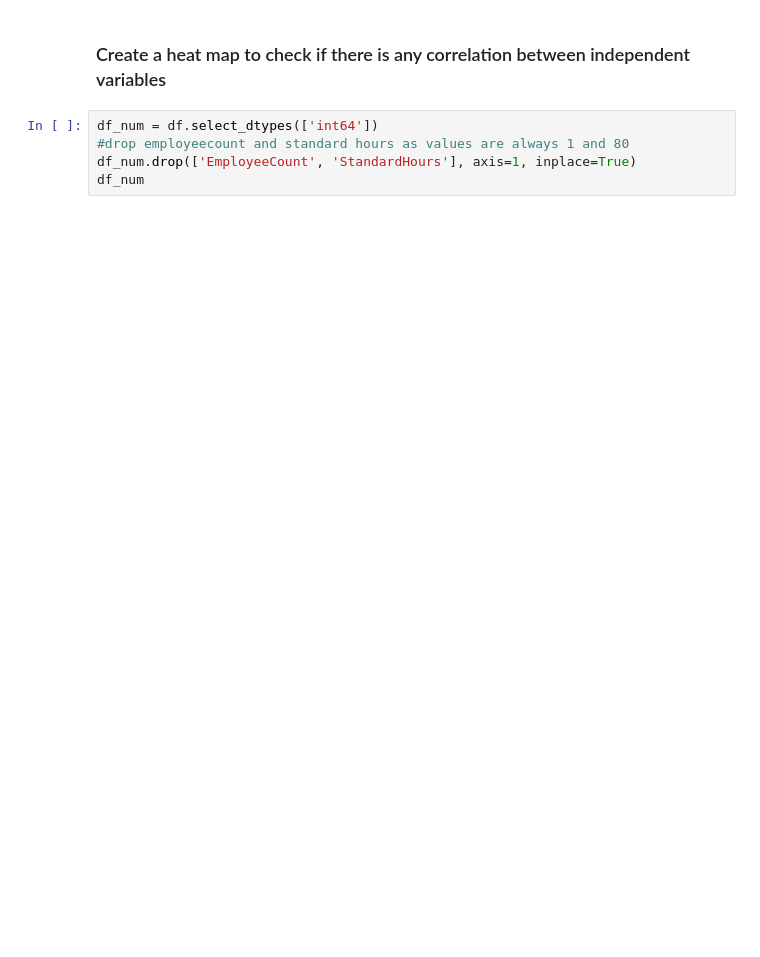
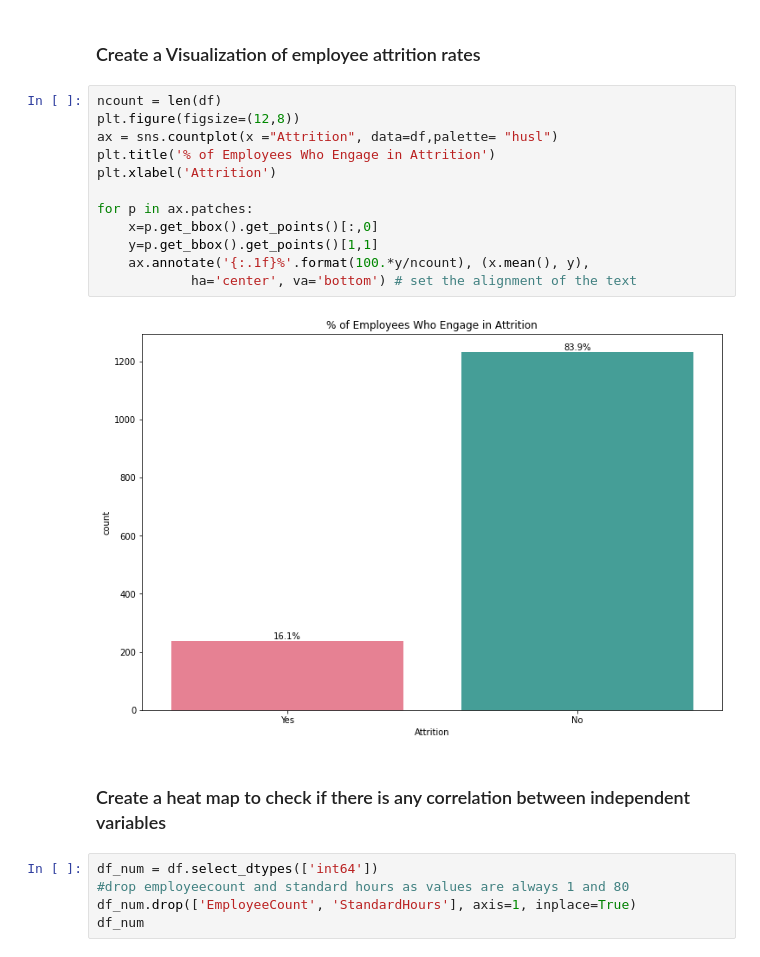
Before and after one commit to chitvansaggu/Exploratory-Data-Analyses, a Jupyter notebook: Employee Attrition and Performance.ipynb, the cells around one changed output. Cells and saved outputs as stored; diff of their text form; blank space fills up the shorter version.

Commit message:
Added Visualization

```diff
--- a/Employee Attrition and Performance.ipynb
+++ b/Employee Attrition and Performance.ipynb
@@ -24,3 +82,19 @@ df.dtypes
+# %% [markdown]
+### Create a Visualization of employee attrition rates
+# %%
+ncount = len(df)
+plt.figure(figsize=(12,8))
+ax = sns.countplot(x ="Attrition", data=df,palette= "husl")
+plt.title('% of Employees Who Engage in Attrition')
+plt.xlabel('Attrition')
+
+for p in ax.patches:
+    x=p.get_bbox().get_points()[:,0]
+    y=p.get_bbox().get_points()[1,1]
+    ax.annotate('{:.1f}%'.format(100.*y/ncount), (x.mean(), y),
+            ha='center', va='bottom') # set the alignment of the text
+# %% [output]
+[figure, added]
 # %% [markdown]
 ### Create a heat map to check if there is any correlation between independent variables
 # %%
```
Also changed, not shown: parts of 11 cells of this notebook.
